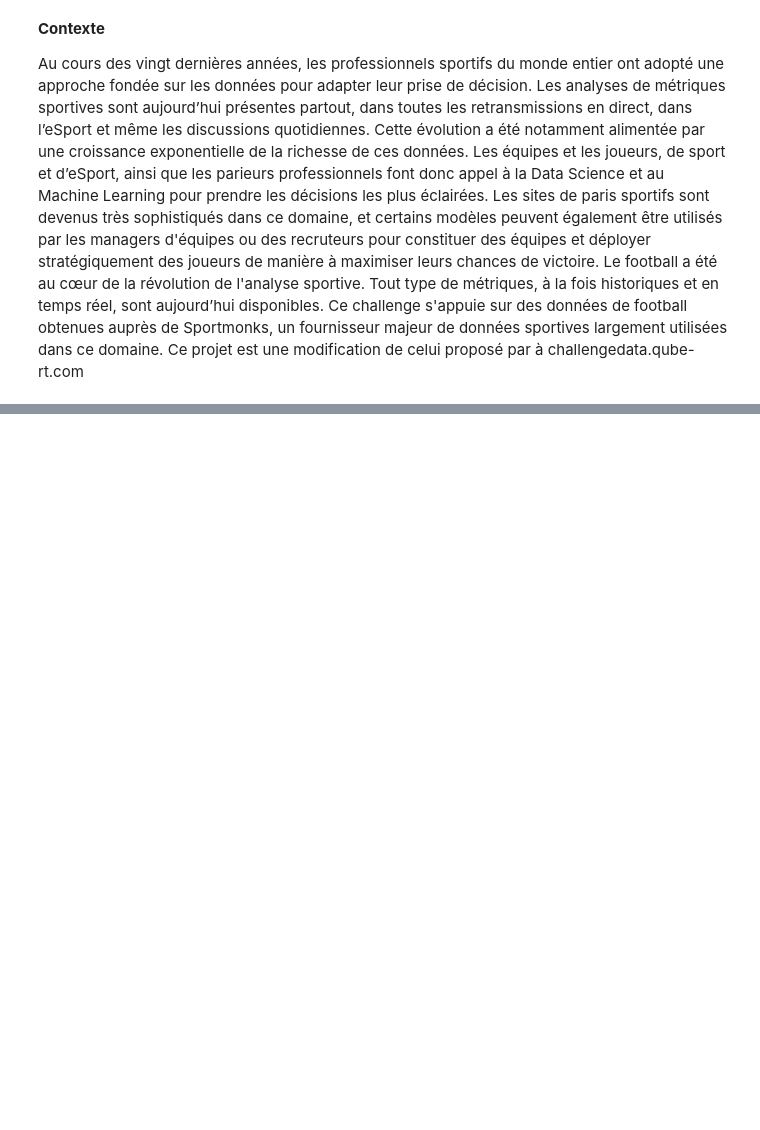
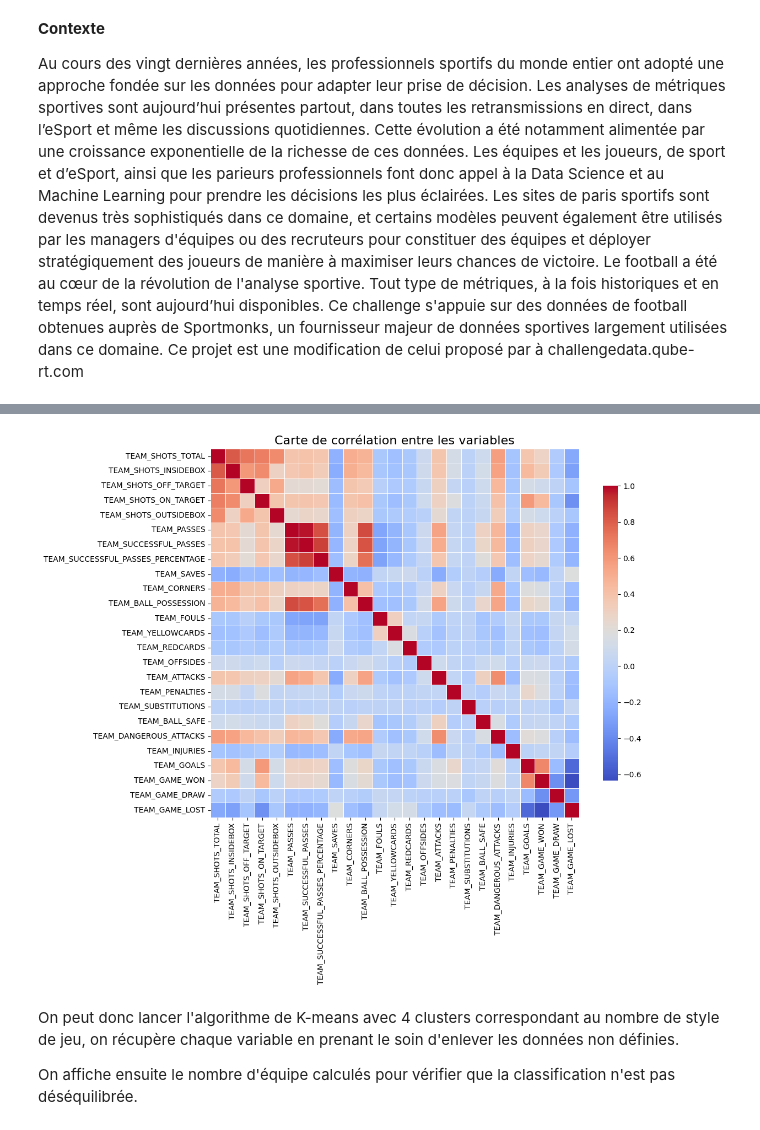
Before and after one commit to VincentDubuisson/Intelligence_Artificielle_Projet_Challenge_QRT, a Jupyter notebook: IA_Projet.ipynb, the cells around one changed output, grey strips where cells are left out. Cells and saved outputs as stored; diff of their text form; code cells hidden in the pictures; blank space fills up the shorter version.

```diff
--- a/IA_Projet.ipynb
+++ b/IA_Projet.ipynb
@@ -19,0 +51,8 @@ Les données couvrent de nombreuses ligues dans le monde entier ainsi que diffé
+# %%
+away_df = pd.read_csv('train_away_team_statistics_df.csv')
+home_df = pd.read_csv('train_home_team_statistics_df.csv')
+
+data_teams = pd.concat([home_df, away_df], ignore_index=True)
+
+print(data_teams.shape)
+data_teams.head()
@@ -19,0 +119,65 @@ Les données couvrent de nombreuses ligues dans le monde entier ainsi que diffé
+# %%
+import seaborn as sns
+import matplotlib.pyplot as plt
+
+"""variables_teams = [
+    "TEAM_SHOTS_TOTAL_5_last_match_average",
+    "TEAM_SHOTS_INSIDEBOX_5_last_match_average",
+    "TEAM_SHOTS_OFF_TARGET_5_last_match_average",
+    "TEAM_SHOTS_ON_TARGET_5_last_match_average",
+    "TEAM_SHOTS_OUTSIDEBOX_5_last_match_average",
+    "TEAM_PASSES_5_last_match_average",
+    "TEAM_SUCCESSFUL_PASSES_5_last_match_average",
+    "TEAM_SUCCESSFUL_PASSES_PERCENTAGE_5_last_match_average",
+    "TEAM_SAVES_5_last_match_average",
+    "TEAM_CORNERS_5_last_match_average",
+    "TEAM_BALL_POSSESSION_5_last_match_average",
+    "TEAM_FOULS_5_last_match_average",
+    "TEAM_YELLOWCARDS_5_last_match_average",
+    "TEAM_REDCARDS_5_last_match_average",
+    "TEAM_OFFSIDES_5_last_match_average",
+    "TEAM_ATTACKS_5_last_match_average",
+    "TEAM_PENALTIES_5_last_match_average",
+    "TEAM_SUBSTITUTIONS_5_last_match_average",
+    "TEAM_BALL_SAFE_5_last_match_average",
+    "TEAM_DANGEROUS_ATTACKS_5_last_match_average",
+    "TEAM_INJURIES_5_last_match_average",
+    "TEAM_GOALS_5_last_match_average",
+    "TEAM_GAME_WON_5_last_match_average",
+    "TEAM_GAME_DRAW_5_last_match_average",
+    "TEAM_GAME_LOST_5_last_match_average"
+]
+
+
+# Crée une copie du DataFrame avec les bonnes colonnes
+df = away_df[variables_teams].copy()
+
+# Renomme les colonnes en supprimant le suffixe "_5_last_match_average"
+renamed_columns = {
+    col: col.replace("_5_last_match_average", "") for col in df.columns
+}
+df.rename(columns=renamed_columns, inplace=True)
+
+# Calcul de la matrice de corrélation
+correlation_matrix = df.corr()
+
+# Affichage de la heatmap sans annotations
+plt.figure(figsize=(12, 10))
+sns.heatmap(
+    correlation_matrix,
+    annot=False,
+    cmap="coolwarm",
+    square=True,
+    linewidths=0.5,
+    cbar_kws={"shrink": 0.8}
+)
+plt.title("Carte de corrélation entre les variables", fontsize=16)
+plt.tight_layout()
+plt.show()
+"""
+# %% [output]
+[figure, added]
+# %% [markdown]
+On peut donc lancer l'algorithme de K-means avec 4 clusters correspondant au nombre de style de jeu, on récupère chaque variable en prenant le soin d'enlever les données non définies.
+
+On affiche ensuite le nombre d'équipe calculés pour vérifier que la classification n'est pas déséquilibrée.
```
Also changed, not shown: parts of 48 cells of this notebook.
